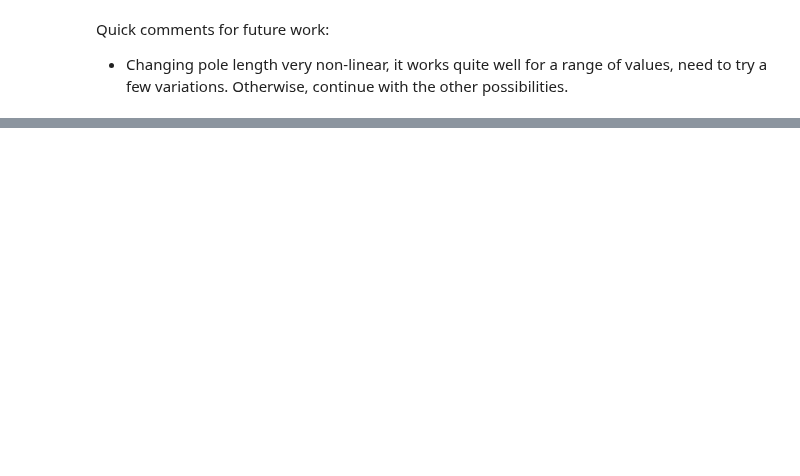
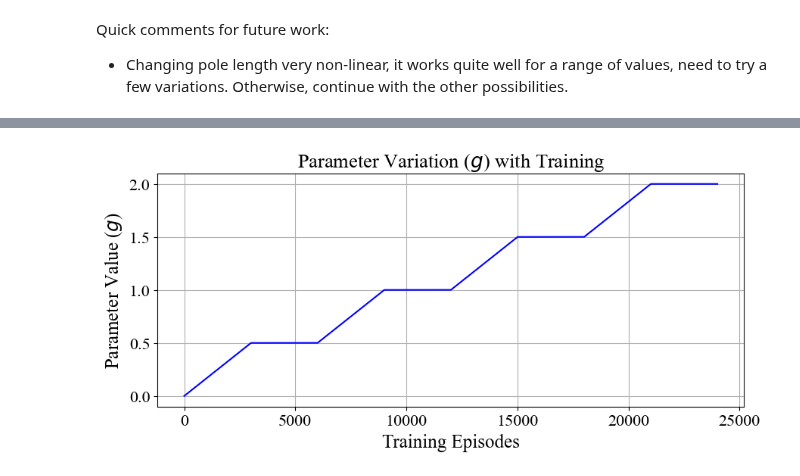
Before and after one commit to RichieRich2569/COINRL, a Jupyter notebook: new_figures.ipynb, the cells around one changed output, grey strips where cells are left out. Drawn from its saved outputs; the diff is of its cells as text; code cells hidden in the pictures; blank space fills up the shorter version.

Commit message:
Figure 10 setup: curriculum learning presentation.

```diff
--- a/new_figures.ipynb
+++ b/new_figures.ipynb
@@ -2991,0 +2891,30 @@ Quick comments for future work:
+# %%
+# Set parameters
+# Define our training parameters
+gravity_values = np.concatenate([
+    np.linspace(0.0, 0.5, 3000),
+    0.5*np.ones((3000, )),
+    np.linspace(0.5, 1.0, 3000),
+    1.0*np.ones((3000, )),
+    np.linspace(1.0, 1.5, 3000),
+    1.5*np.ones((3000, )),
+    np.linspace(1.5, 2.0, 3000),
+    2.0*np.ones((3000, ))
+])
+
+# Plot parameter variation
+plt.figure(figsize=(10, 4))
+plt.plot(gravity_values, color='blue')
+plt.title(r'Parameter Variation ($g$) with Training')
+plt.xlabel('Training Episodes')
+plt.ylabel(r'Parameter Value ($g$)')
+plt.grid(True)
+plt.show()
+
+# Train boolean
+TRAIN = True  # Set to True to train, False to load saved results
+
+# Test gravity values
+test_gravity_values = np.linspace(0.0, 2.5, 26)  # 26 values from 0.0 to 2.5
+# %% [output]
+[figure, added]
```
Also changed, not shown: parts of 54 cells of this notebook, 7 other files.
